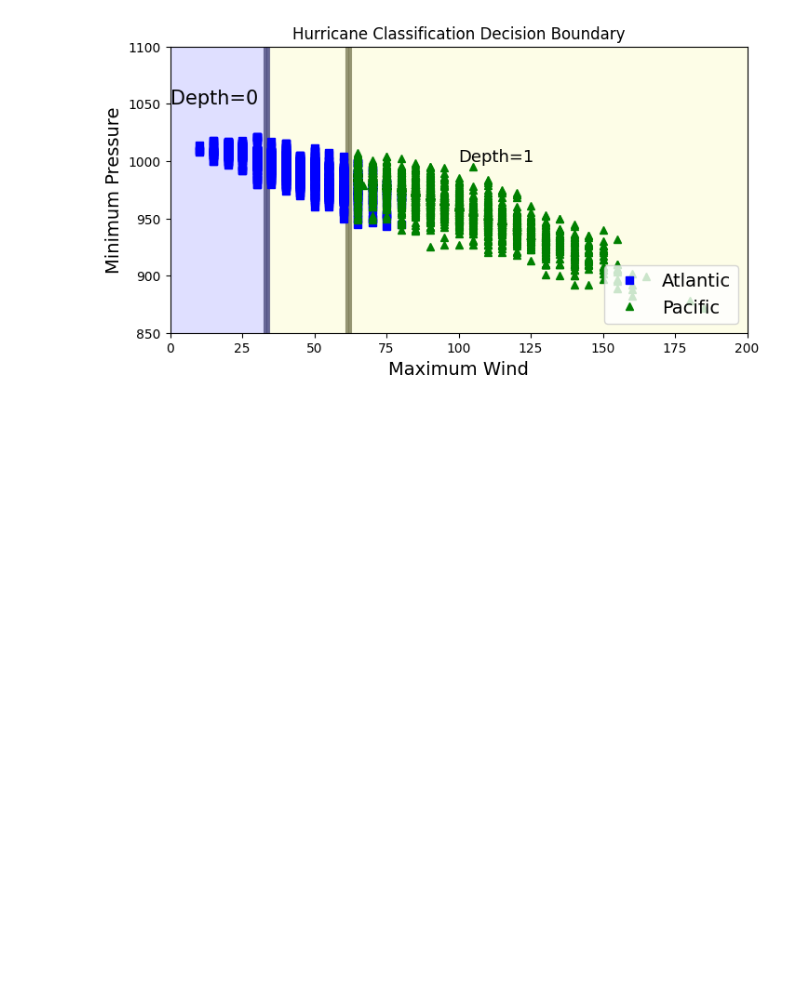
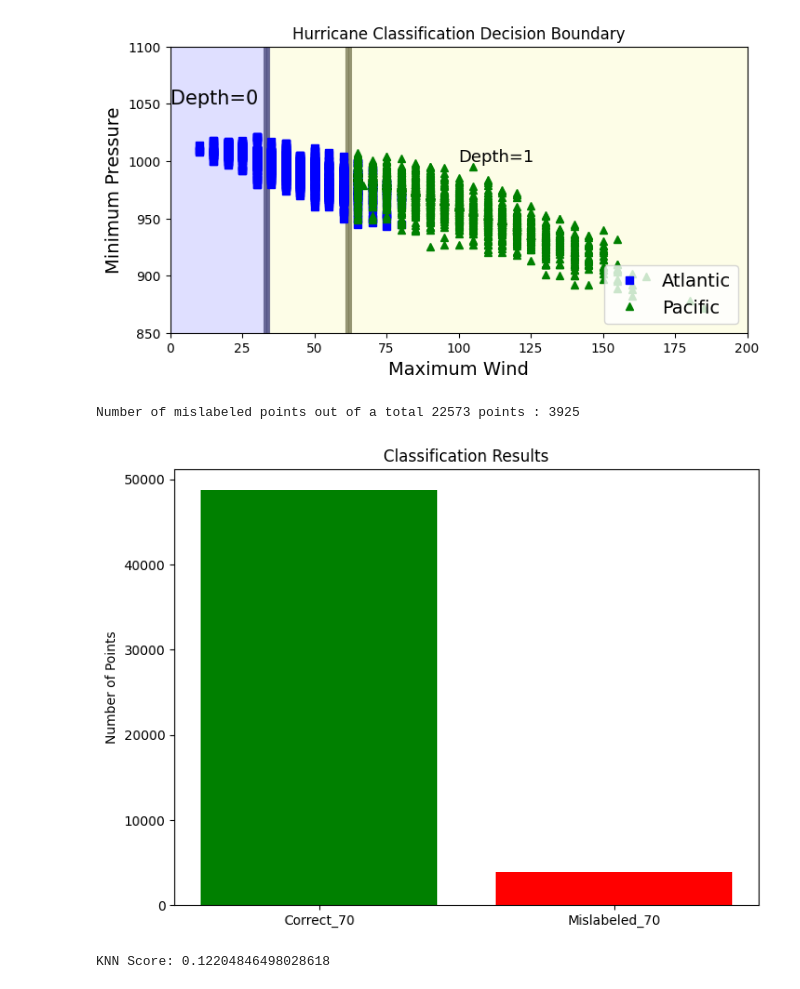
Before and after one commit to unicornpjs/Dubai_UG_3, a Jupyter notebook: Notebooks/Baseline Training and Evaluation Experiments/PredictiveModels_BY_DC_KNN.ipynb, the cells around one changed output. Cells and saved outputs as stored; diff of their text form; code cells hidden in the pictures; blank space fills up the shorter version.

```diff
--- a/Notebooks/Baseline Training and Evaluation Experiments/PredictiveModels_BY_DC_KNN.ipynb
+++ b/Notebooks/Baseline Training and Evaluation Experiments/PredictiveModels_BY_DC_KNN.ipynb
@@ -348,10 +348,10 @@ plt.show()
 # **This section uses the tree to identify what type of storm is happening While the previous code is used to identify where it comes from**
 # %%
 # This section is mainly for more added features that were discussed
-X_HU_Detection = combined_data_of_hurricane[['Maximum Wind', 'Minimum Pressure']].values
+X_HU_Detection_id = combined_data_of_hurricane[['Maximum Wind', 'Minimum Pressure']].values
 # This part instead detecting if its from atlantic or pacific it instead identifies what type
 # Of storm it is
-y_numeric_Detection = combined_data_of_hurricane['Status'].str.strip().map({
+y_numerical_hurricane_id = combined_data_of_hurricane['Status'].str.strip().map({
     'EX': 0,    # No Storm
     'HU': 1,    # Hurricane
     'TS': 2,    # Tropical Storm
@@ -369,7 +369,7 @@ y_numeric_Detection = combined_data_of_hurricane['Status'].str.strip().map({
 # the use of strip is to remove any spaces as to avoid errors when the detection tree goes through the system
 
 # As stated before this creates a new train and testing files that seperated by 70 and 30
-X_train_dt, X_test_dt, y_train_dt, y_test_dt = train_test_split(X_HU_Detection, y_numeric_Detection, test_size=0.3, random_state=42)
+X_train_dt, X_test_dt, y_train_dt, y_test_dt = train_test_split(X_HU_Detection_id, y_numerical_hurricane_id, test_size=0.3, random_state=42)
 
 #
 tree_hurricane_identifier = DecisionTreeClassifier(max_depth=2, random_state=42) # creates a decision tree model with a depth of 2
@@ -484,3 +484,40 @@ plt.title("Hurricane Classification Decision Boundary")
 plt.show()
 # %% [output]
 [figure]
+# %%
+X_train_by2, X_test_by2, y_train_by2, y_test_by2 = train_test_split(X_HU_Detection_id, y_numerical_hurricane_id, test_size=0.3, random_state=42)
+
+gnb = GaussianNB()
+# Trains the model and predicts it
+y_pred_by2 = gnb.fit(X_train_by2, y_train_by2).predict(X_test_by2)
+print("Number of mislabeled points out of a total %d points : %d"
+      % (X_test_by2.shape[0], (y_test_by2 != y_pred_by2).sum()))
+# %% [output]
+Number of mislabeled points out of a total 22573 points : 3925
+# %%
+correct_points_by_2 = X_train_by2.shape[0] - (y_test_by2 != y_pred_by2).sum()  # Total minus to get the total corrected points
+mislabeled_points_by_2= (y_test_by2 != y_pred_by2).sum()
+
+plt.figure(figsize=(8, 6))
+plt.bar(['Correct_70', 'Mislabeled_70'],
+        [correct_points_by_2, mislabeled_points_by_2],
+        color=['green', 'red'])
+plt.title('Classification Results')
+plt.ylabel('Number of Points')
+plt.show()
+# %% [output]
+[figure, added]
+# %%
+#Reference link https://scikit-learn.org/stable/modules/neighbors.html#nearest-neighbors-classification
+X_train_knn2, X_test_knn2, y_train_knn2, y_test_knn2 = train_test_split(X_HU_Detection_id, y_numerical_hurricane_id, test_size=0.3, random_state=42)# Splits the data into 30 for testing and 70 for training
+
+# Creating the KNN model
+k_nearest_neighbour_id = KNeighborsClassifier(n_neighbors=3)
+k_nearest_neighbour_id.fit(X_train_knn2, y_train_knn2) # Training the KNN model
+
+
+score_knn = k_nearest_neighbour.score(X_test_knn2, y_test_knn2) # getting and storing the KNN model score
+
+print("KNN Score:", score_knn)
+# %% [output]
+KNN Score: 0.12204846498028618
```
Also changed, not shown: parts of 5 cells of this notebook.
